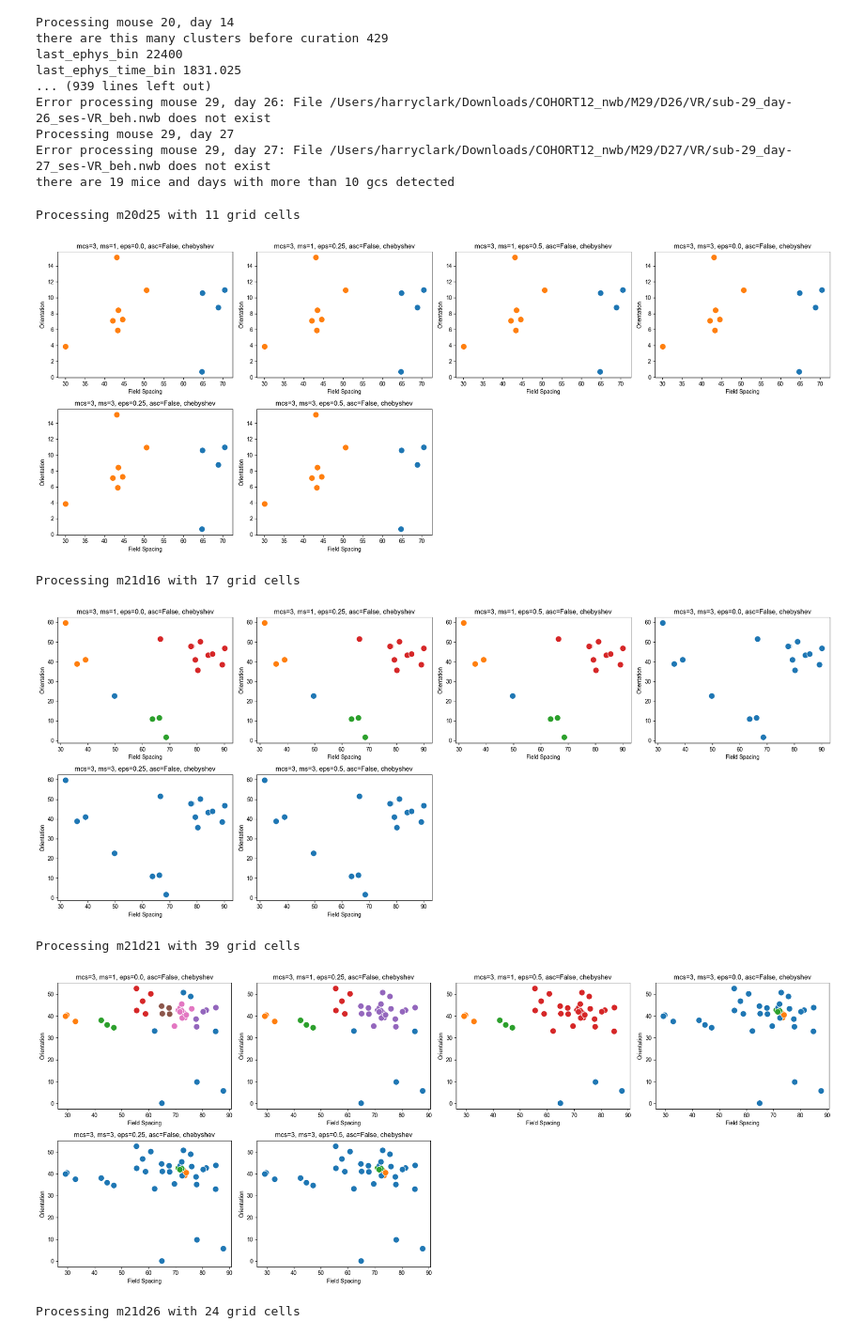
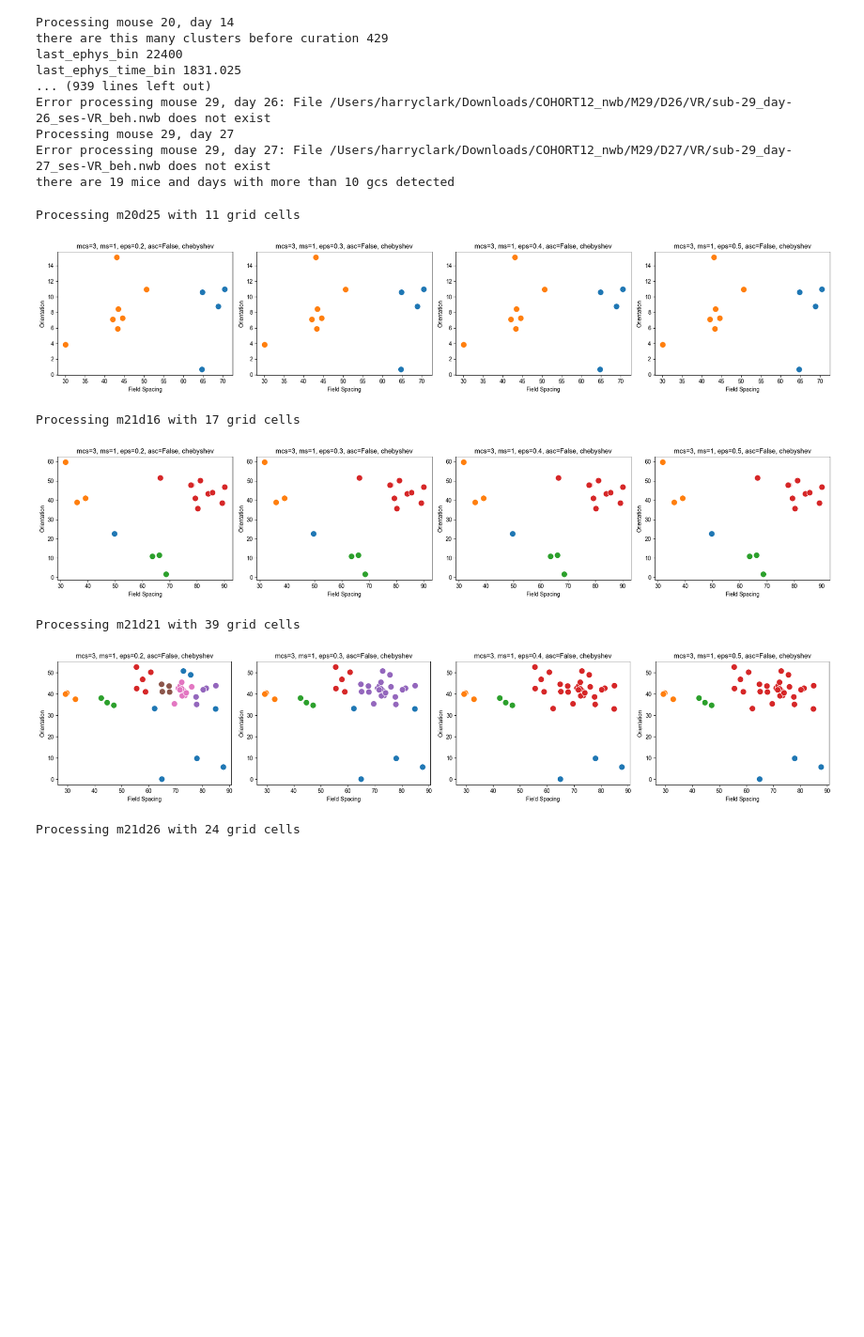
Before and after one commit to HDClark94/spatial-manifolds, a Jupyter notebook: src/spatial_manifolds/SUPPFIG_HDBSCAN_parameter_search.ipynb, the cells around one changed output. Shown at 94% size. Cells and saved outputs as stored; diff of their text form; code cells hidden in the pictures; blank space fills up the shorter version.

```diff
--- a/src/spatial_manifolds/SUPPFIG_HDBSCAN_parameter_search.ipynb
+++ b/src/spatial_manifolds/SUPPFIG_HDBSCAN_parameter_search.ipynb
@@ -72,4 +199,0 @@ def HDBSCAN_grid_modules(gcs, all, mouse, day, min_cluster_size=5, cluster_selec
-# %%
-mouse=25
-day=25
-gcs, ngs, ns, sc, ngs_ns, all = cell_classification_of1(mouse, day, percentile_threshold=95) # subset
@@ -153,7 +266,7 @@ for key, df in dict_t.items():
     # Define extended parameter grid
     min_cluster_sizes = [3]
     min_samples_list = [1]
-    epsilons = [0.0, 0.2, 0.4, 0.6]
+    epsilons = [0.2, 0.3, 0.4, 0.5]
     allow_single_cluster_options = [False]
     metrics = ['chebyshev']
 
@@ -170,36 +283,36 @@ for key, df in dict_t.items():
     n_plots = len(param_grid)
     n_cols = 4
     n_rows = int(np.ceil(n_plots / n_cols))
 
     # Plot clustering results
     plt.figure(figsize=(5 * n_cols, 4 * n_rows))
     for idx, (mcs, ms, eps, asc, metric) in enumerate(param_grid, 1):
         try:
             clusterer = hdbscan.HDBSCAN(
                 min_cluster_size=mcs,
                 min_samples=ms,
                 cluster_selection_epsilon=eps,
                 allow_single_cluster=asc,
                 metric=metric
             )
             labels = clusterer.fit_predict(features)
             X["cluster"] = labels
 
             plt.subplot(n_rows, n_cols, idx)
             sns.scatterplot(data=X, x="field_spacing", y="orientation", hue="cluster", palette="tab10", s=120, legend=False)
             plt.title(f"mcs={mcs}, ms={ms}, eps={eps}, asc={asc}, {metric}")
             plt.xlabel("Field Spacing")
             plt.ylabel("Orientation")
         except Exception as e:
             print(f"Failed for params: mcs={mcs}, ms={ms}, eps={eps}, asc={asc}, metric={metric} with error: {e}")
 
     plt.tight_layout()
     plt.show()
 # %% [output]
 Processing m20d25 with 11 grid cells
-[figure, old version]
+[figure, new version]
 Processing m21d16 with 17 grid cells
-[figure, old version]
+[figure, new version]
 Processing m21d21 with 39 grid cells
-[figure, old version]
+[figure, new version]
 Processing m21d26 with 24 grid cells
```
Also changed, not shown: parts of 8 cells of this notebook.
